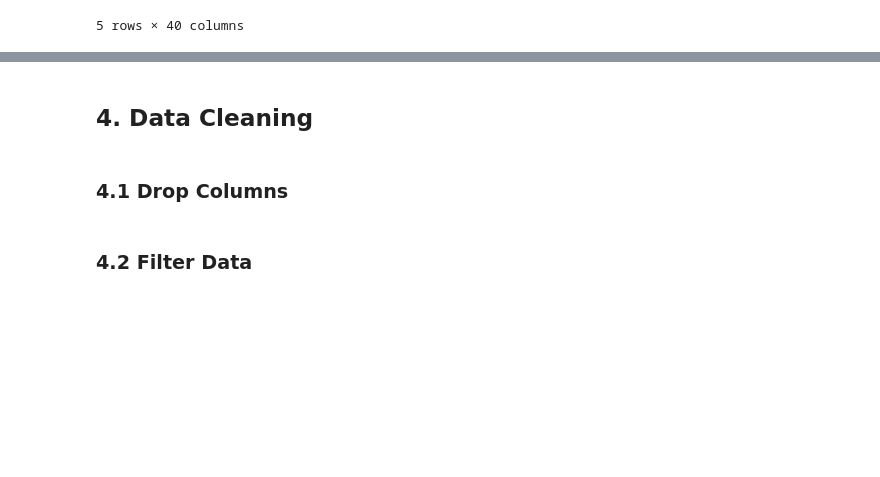
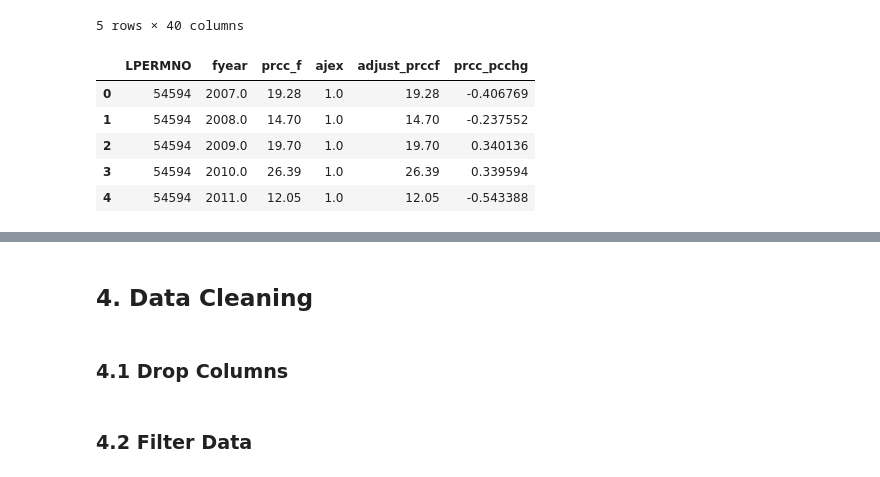
Before and after one commit to NimsaJ150/MADS-2_FinancialManagementGroupProject, a Jupyter notebook: ceo_project.ipynb, the cells around one changed output, grey strips where cells are left out. Cells and saved outputs as stored; diff of their text form; code cells hidden in the pictures; blank space fills up the shorter version.

```diff
--- a/ceo_project.ipynb
+++ b/ceo_project.ipynb
@@ -46,3 +61,12 @@ ceo_data_raw.head()
 | 3 | A. Alexander Rhodes | 52774 | TAILORED BRANDS INC | NaN | 59.0 | 25167 | 49280 | 2018 | NaN | NaN | ... |
 | 4 | A. Alexander Rhodes | 52774 | TAILORED BRANDS INC | NaN | 60.0 | 25167 | 49280 | 2019 | NaN | NaN | ... |
 5 rows × 40 columns
+# %%
+annual_return_price_data_raw.head()
+# %% [output]
+|  | LPERMNO | fyear | prcc_f | ajex | adjust_prccf | prcc_pcchg |
+| 0 | 54594 | 2007.0 | 19.28 | 1.0 | 19.28 | -0.406769 |
+| 1 | 54594 | 2008.0 | 14.70 | 1.0 | 14.70 | -0.237552 |
+| 2 | 54594 | 2009.0 | 19.70 | 1.0 | 19.70 | 0.340136 |
+| 3 | 54594 | 2010.0 | 26.39 | 1.0 | 26.39 | 0.339594 |
+| 4 | 54594 | 2011.0 | 12.05 | 1.0 | 12.05 | -0.543388 |
```
Also changed, not shown: parts of 21 cells of this notebook.
